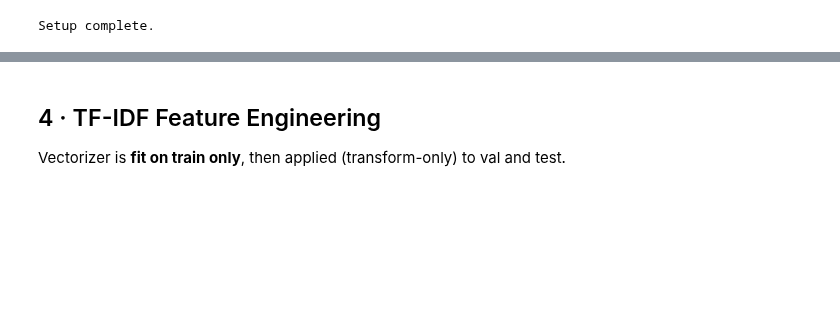
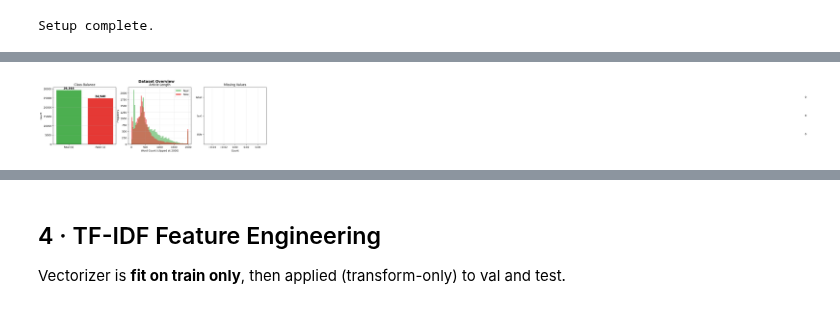
Before and after one commit to idanidan29/Collaborative-Decision-Platform, a Jupyter notebook: Fake_News_Detection_Model.ipynb, the cells around one changed output, grey strips where cells are left out. Saved outputs shown, nothing was run; the diff lists cells and outputs as text; code cells hidden in the pictures; blank space fills up the shorter version.

```diff
--- a/Fake_News_Detection_Model.ipynb
+++ b/Fake_News_Detection_Model.ipynb
@@ -120,0 +42,82 @@ Name: count, dtype: int64
+# %%
+# ── Cell 1: Load & Deduplicate ──────────────────────────────────────────
+df = pd.read_csv(
+    "/content/sample_data/WELFake_Dataset.csv",
+    engine="python",
+    on_bad_lines="skip",
+)
+
+print(f"Raw rows loaded: {len(df):,}")
+print(f"Columns: {list(df.columns)}")
+
+df.dropna(subset=["title", "text"], inplace=True)
+df["full_content"] = df["title"].astype(str) + " " + df["text"].astype(str)
+
+# Deduplicate
+before = len(df)
+df.drop_duplicates(subset="full_content", inplace=True)
+print(f"After dedup: {len(df):,} rows (removed {before - len(df):,})")
+
+# Clean label — coerce to numeric, keep ONLY 0 and 1
+# A few dozen rows have text in the label column due to CSV misalignment — drop just those
+df["label"] = pd.to_numeric(df["label"], errors="coerce")
+bad_labels = df["label"].isna() | ~df["label"].isin([0, 1])
+print(f"Dropping {bad_labels.sum()} rows with corrupted labels "
+      f"(out of {len(df):,} — {100*bad_labels.sum()/len(df):.2f}% of data)")
+
+df = df[~bad_labels].copy()
+df["label"] = df["label"].astype(int)
+
+label_counts = df["label"].value_counts().sort_index()
+print(f"\nFinal label distribution:\n{label_counts}")
+print(f"\nTotal clean rows: {len(df):,}")
+
+# Use the FULL dataset — no sampling cap
+# Only balance if one class is >20% larger than the other
+min_c = int(label_counts.min())
+max_c = int(label_counts.max())
+
+if max_c / min_c > 1.2:
+    print(f"\nImbalance detected — downsampling majority to {min_c:,}")
+    df_sample = (
+        df.groupby("label", group_keys=False)
+          .apply(lambda g: g.sample(min_c, random_state=42), include_groups=True)
+          .reset_index(drop=True)
+    )
+else:
+    print(f"\nDataset balanced — using all {len(df):,} rows")
+    df_sample = df.sample(frac=1, random_state=42).reset_index(drop=True)
+
+print(f"\nTraining pool: {len(df_sample):,} rows")
+print(df_sample["label"].value_counts().sort_index())
+
+# ── VIZ 1: Dataset Overview ───────────────────────────────────────────────
+fig, axes = plt.subplots(1, 3, figsize=(15, 4))
+fig.suptitle("Dataset Overview", fontsize=14, fontweight="bold")
+
+label_counts_s = df_sample["label"].value_counts().sort_index()
+bars = axes[0].bar(["Real (0)", "Fake (1)"], label_counts_s.values,
+                    color=["#4CAF50", "#E53935"], edgecolor="white", linewidth=0.8)
+for bar, val in zip(bars, label_counts_s.values):
+    axes[0].text(bar.get_x() + bar.get_width()/2, bar.get_height() + 100,
+                 f"{val:,}", ha="center", va="bottom", fontsize=11, fontweight="bold")
+axes[0].set_title("Class Balance"); axes[0].set_ylabel("Count"); axes[0].grid(axis="y", alpha=0.3)
+
+df_sample["_wc"] = df_sample["full_content"].str.split().str.len()
+for label, color, name in [(0, "#4CAF50", "Real"), (1, "#E53935", "Fake")]:
+    axes[1].hist(df_sample[df_sample["label"]==label]["_wc"].clip(upper=2000),
+                 bins=60, alpha=0.6, color=color, label=name)
+axes[1].set_title("Article Length"); axes[1].set_xlabel("Word Count (clipped at 2000)")
+axes[1].set_ylabel("Frequency"); axes[1].legend(); axes[1].grid(alpha=0.3)
+
+missing = df[["title","text","label"]].isnull().sum().reset_index()
+missing.columns = ["Column","Missing"]
+axes[2].barh(missing["Column"], missing["Missing"], color="#5C6BC0")
+axes[2].set_title("Missing Values"); axes[2].set_xlabel("Count")
+for i, v in enumerate(missing["Missing"]):
+    axes[2].text(v+1, i, str(v), va="center", fontsize=10)
+axes[2].grid(axis="x", alpha=0.3)
+
+plt.tight_layout(); plt.show()
+df_sample.drop(columns=["_wc"], inplace=True)
+# %% [output]
@@ -120,0 +144 @@ Name: count, dtype: int64
+[figure, added]
```
Also changed, not shown: parts of 37 cells of this notebook.
